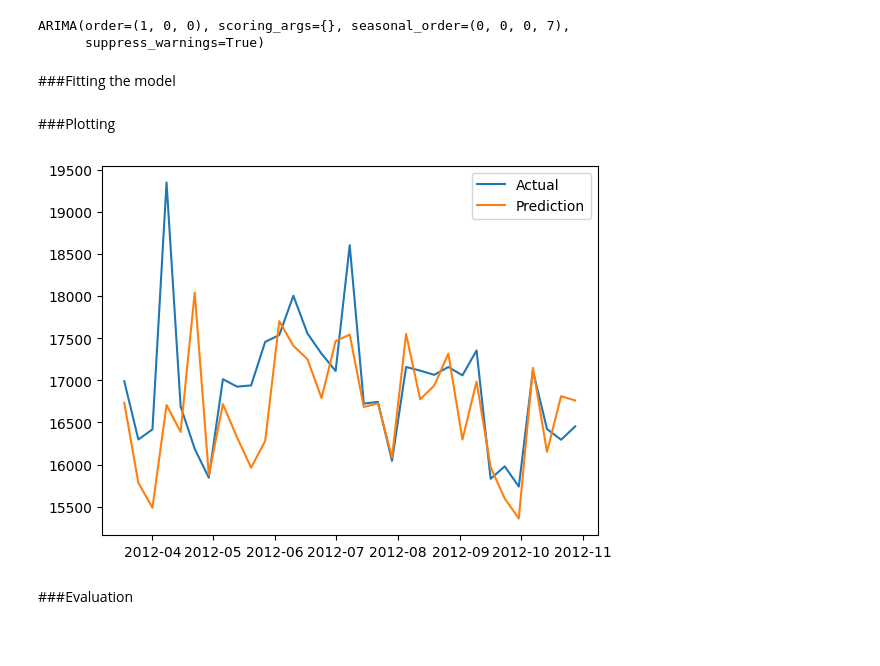
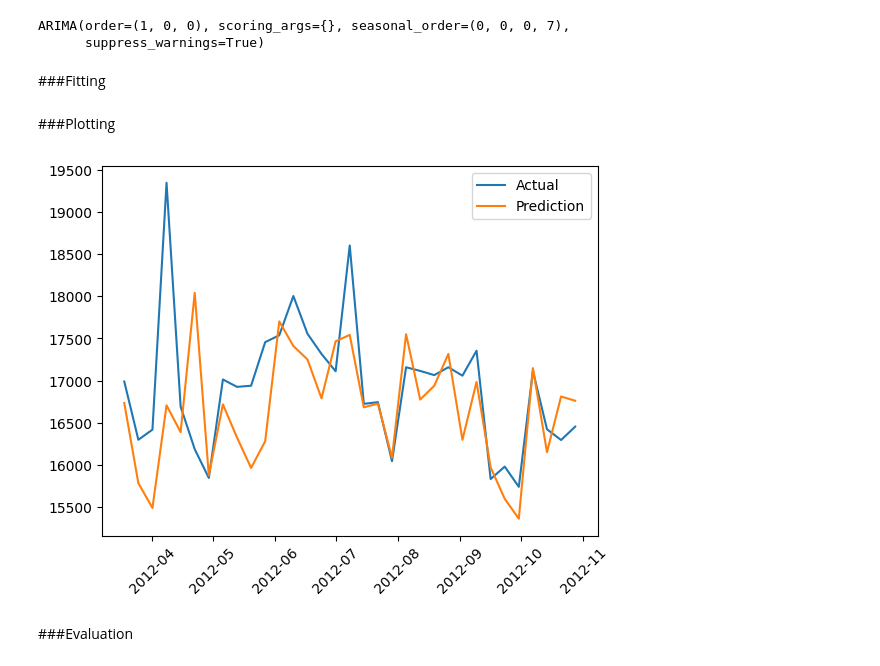
Before and after one commit to ManuSinghYadav/Walmart-Sales-Forecast, a Jupyter notebook: Walmart_Sales_Forecast.ipynb, the cells around one changed output. Cells and saved outputs as stored; diff of their text form; code cells hidden in the pictures; blank space fills up the shorter version.

Commit message:
Performed SARIMAX

```diff
--- a/Walmart_Sales_Forecast.ipynb
+++ b/Walmart_Sales_Forecast.ipynb
@@ -261,21 +261,22 @@ auto_arima(train_eval['Weekly_Sales'], seasonal = True, m=7)
 ARIMA(order=(1, 0, 0), scoring_args={}, seasonal_order=(0, 0, 0, 7),
       suppress_warnings=True)
 # %% [markdown]
-###Fitting the model
+###Fitting
 # %%
-model = SARIMAX(train_eval['Weekly_Sales'],order=(2,0,2),seasonal_order=(1,0,1,52)).fit()
+model_sarima = SARIMAX(train_eval['Weekly_Sales'],order=(2,0,2),seasonal_order=(1,0,1,52)).fit()
 # %%
 start=len(train_eval)
 end=len(train_eval)+len(test_eval)-1
-predictions = model.predict(start=start, end=end, dynamic=False)
+pred_sarima = model_sarima.predict(start=start, end=end, dynamic=False)
 # %% [markdown]
 ###Plotting
 # %%
 plt.plot(test_eval['Weekly_Sales'], label='Actual')
-plt.plot(predictions, label='Prediction')
+plt.plot(pred_sarima, label='Prediction')
+plt.xticks(rotation = 45)
 plt.legend();
 # %% [output]
-[figure, old version]
+[figure, new version]
 # %% [markdown]
 ###Evaluation
 # %%
```
Also changed, not shown: parts of 17 cells of this notebook.
